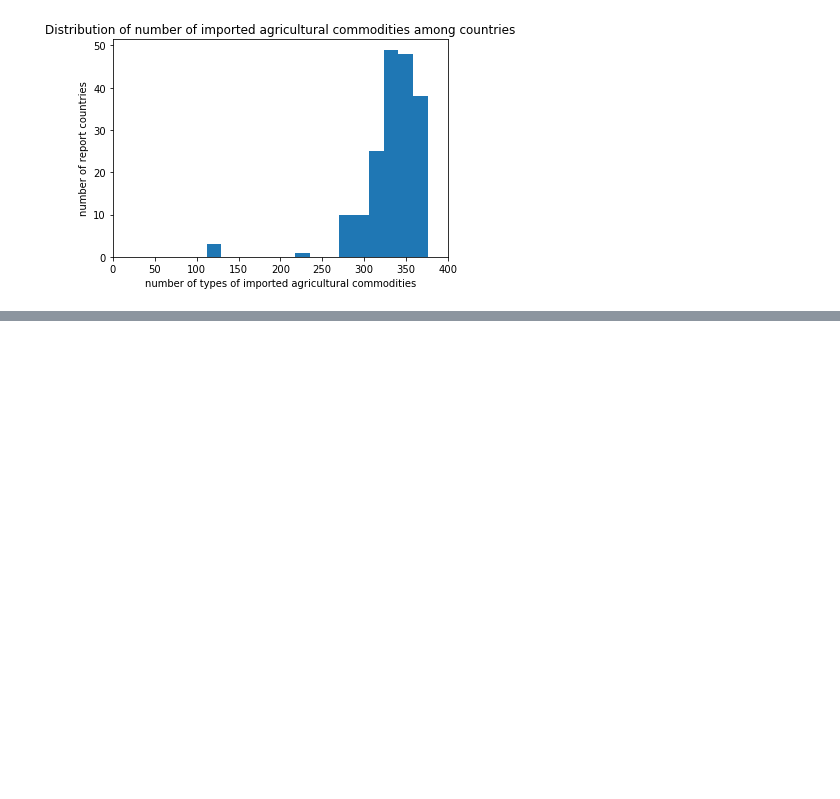
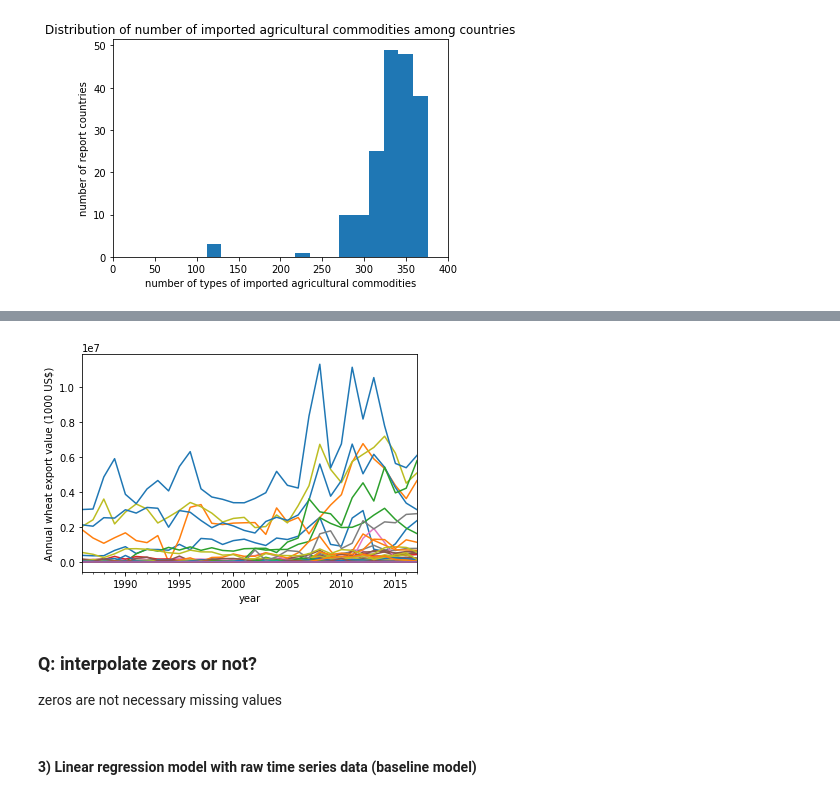
Before and after one commit to BrachyS/crop-trends, a Jupyter notebook: notebooks/exploratory-analysis-agtrade.ipynb, the cells around one changed output, grey strips where cells are left out. Saved outputs shown, nothing was run; the diff lists cells and outputs as text; code cells hidden in the pictures; blank space fills up the shorter version.

Commit message:
data wrangling and built baseline model

```diff
--- a/notebooks/exploratory-analysis-agtrade.ipynb
+++ b/notebooks/exploratory-analysis-agtrade.ipynb
@@ -141,0 +282,8 @@ plt.show()
+# %%
+# Select countries with >= 16 years of wheat export data
+wheat_export_value = items_by_country.loc[(items_by_country['Item']=='Wheat')&(items_by_country['Element']=='Export Value'),:]
+wheat_export_value_50 = wheat_export_value.loc[wheat_export_value['NoneZero']>=16,:]
+print(wheat_export_value_50.shape)
+wheat_export_value_50.head()
+
+# 75 countries were selected
@@ -141,0 +315,3 @@ plt.show()
+# %%
+# Reshape data from wide to long by years
+wheat_long = wheat_export_value_50.melt(['Reporter Countries'],years,'year','value')
@@ -141,0 +327,4 @@ plt.show()
+# %%
+# Convert df to time series
+wheat_long['year'] = wheat_long['year'].map(lambda x: x.lstrip('Y')) # strip Y from year names for easy converting to ts
+wheat_long.year = pd.to_datetime(wheat_long.year, unit='Y')
@@ -141,0 +340,3 @@ plt.show()
+# %%
+# Reshape data from long to wide, by countries
+wheat_wide = wheat_long.pivot(index='year',columns='Reporter Countries',values='value')
@@ -141,0 +354,12 @@ plt.show()
+# %%
+# Visualize data by countries
+# This data now contains zeros (potential missing values)
+wheat_wide.plot(legend=False)
+#plt.title('Annual wheat export value by countries (1986 - 2017)')
+plt.ylabel('Annual wheat export value (1000 US$)')
+plt.show()
+# %% [output]
+[figure, added]
+# %% [markdown]
+### Q: interpolate zeors or not?
+zeros are not necessary missing values
@@ -141,0 +373,2 @@ plt.show()
+# %% [markdown]
+#### 3) Linear regression model with raw time series data (baseline model)
```
Also changed, not shown: parts of 45 cells of this notebook, 2 other files.
